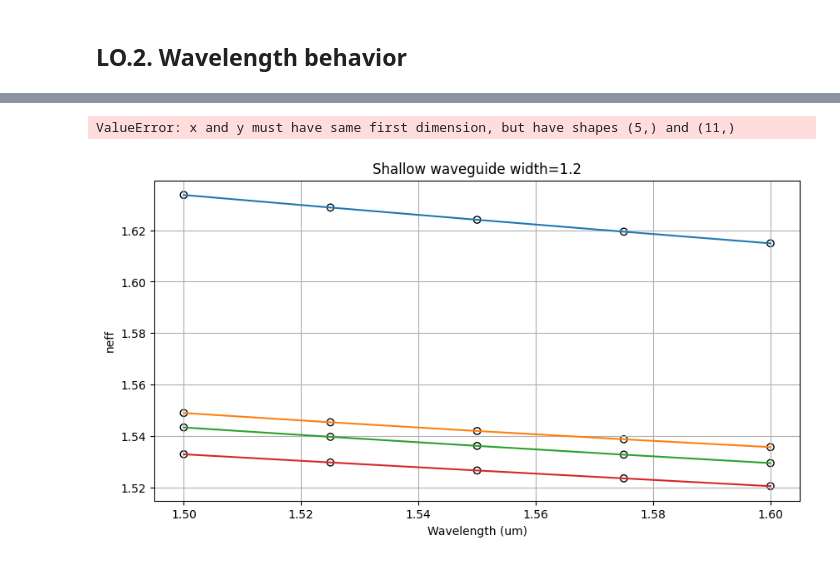
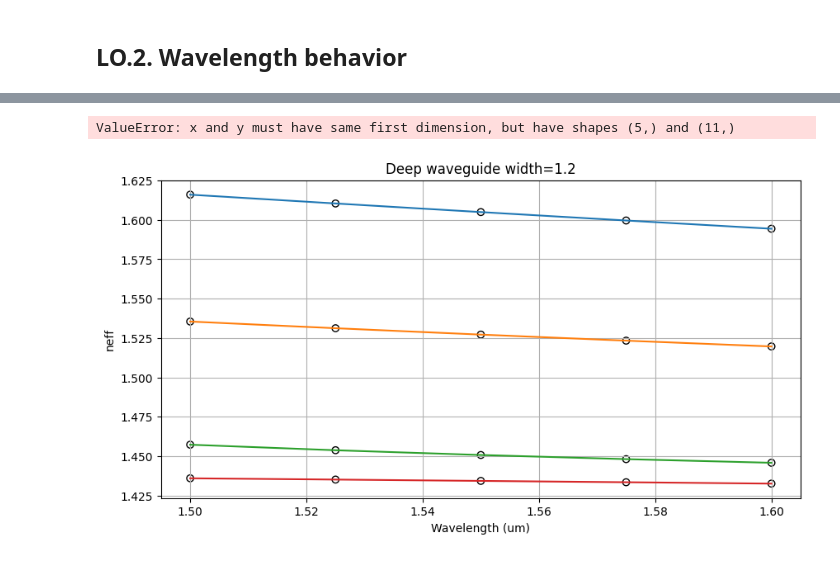
Before and after one commit to paunase/pic-upv-lab0, a Jupyter notebook: 010_MODESOLVER_Student.ipynb, the cells around one changed output, grey strips where cells are left out. Saved outputs shown, nothing was run; the diff lists cells and outputs as text; code cells hidden in the pictures.

```diff
--- a/010_MODESOLVER_Student.ipynb
+++ b/010_MODESOLVER_Student.ipynb
@@ -185,7 +179,7 @@ wavelength = np.linspace (1.5, 1.6, 5)  # Student code here. Tip np.linspace()
 deep_waveguide = gt.modes.Waveguide(
     wavelength=wavelength,
     core_width=1.2,
-    slab_thickness=0.15,
+    slab_thickness=0,
     core_material='sin',
     clad_material='sio2',
     core_thickness=300 * nm,
@@ -205,7 +199,7 @@ for k in range(res_neff.shape[1]):
     # It's necessary to 'access' each element on the array
     plt.scatter(wavelength, res_neff[:,k].real,edgecolors='k',facecolors='none',label = '__nolegend__')
     plt.plot(wavelength, res_neff[:,k].real,label=f'Mode {k}')
-plt.title(f"Shallow waveguide width={1.2}")
+plt.title(f"Deep waveguide width={1.2}")
 plt.xlabel("Wavelength (um)")
 plt.ylabel("neff")
 plt.grid()
@@ -217,2 +211,2 @@ plt.tight_layout(rect=[0, 0, 0.85, 1])
 ValueError: x and y must have same first dimension, but have shapes (5,) and (11,)
-[figure, old version]
+[figure, new version]
```
Also changed, not shown: parts of 2 cells of this notebook, 1 other file.
